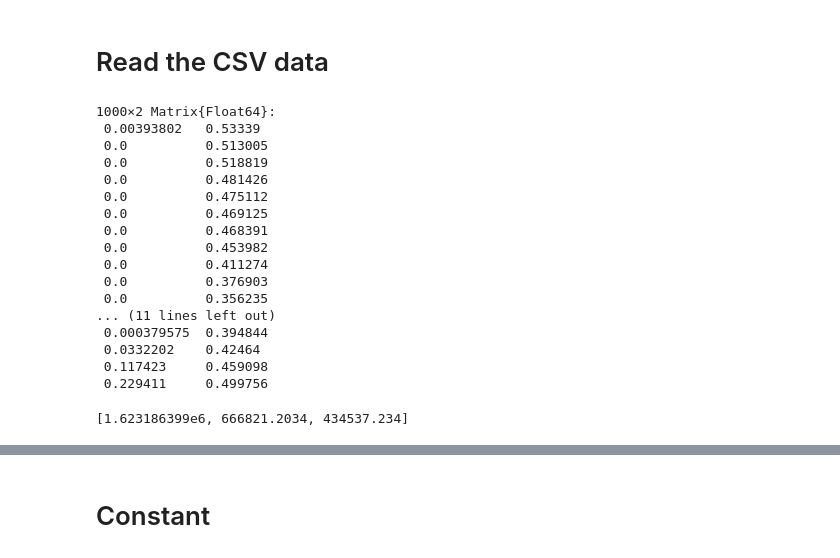
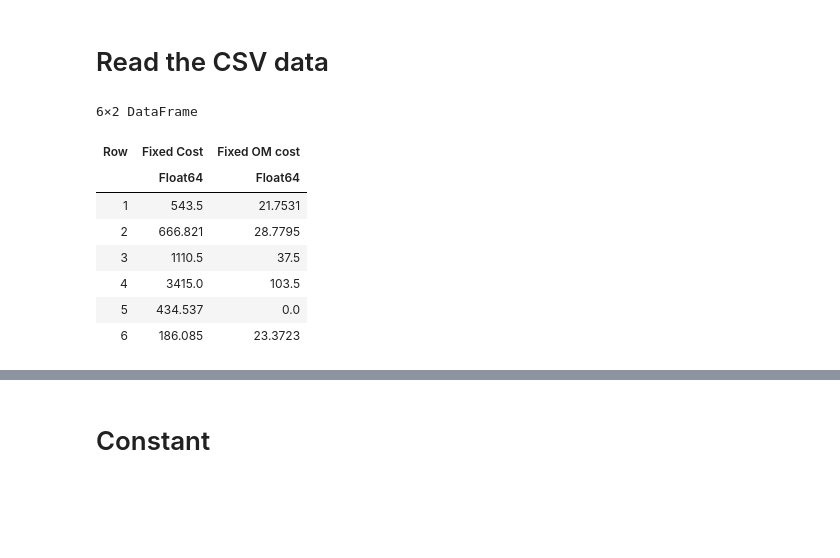
Before and after one commit to aguenard92/DSF_optimization, a Jupyter notebook: infrastructure_opt_RE_only.ipynb, the cells around one changed output, grey strips where cells are left out. Saved outputs shown, nothing was run; the diff lists cells and outputs as text; code cells hidden in the pictures; blank space fills up the shorter version.

```diff
--- a/infrastructure_opt_RE_only.ipynb
+++ b/infrastructure_opt_RE_only.ipynb
@@ -38,30 +26,0 @@ Availability_matrix = Matrix(CSV.read("Availability.csv", DataFrame));
-# %%
-C_FC = [fixed_cost[1:2,1]; fixed_cost[5,1]]
-C_FOM = [fixed_cost[1:2,2]; fixed_cost[5,2]]
-C_VOM = variable_cost[:,1]
-E_CO2 = variable_cost[:,2]
-X_D = demand[1:1000]
-max_capacity = max_capacity_matrix[:]
-Availability = Availability_matrix[1:1000,1:2]
-# %% [output]
-1000×2 Matrix{Float64}:
- 0.00393802   0.53339
- 0.0          0.513005
- 0.0          0.518819
- 0.0          0.481426
- 0.0          0.475112
- 0.0          0.469125
- 0.0          0.468391
- 0.0          0.453982
- 0.0          0.411274
- 0.0          0.376903
- 0.0          0.356235
-... (11 lines left out)
- 0.000379575  0.394844
- 0.0332202    0.42464
- 0.117423     0.459098
- 0.229411     0.499756
-# %%
-println(C_FC)
-# %% [output]
-[1.623186399e6, 666821.2034, 434537.234]
@@ -67,0 +30,12 @@ println(C_FC)
+# %%
+fixed_cost = CSV.read("fixed_cost_2.csv",DataFrame) ./ SCALE_DOLLAR
+# %% [output]
+6×2 DataFrame
+| Row | Fixed Cost | Fixed OM cost |
+|  | Float64 | Float64 |
+| 1 | 543.5 | 21.7531 |
+| 2 | 666.821 | 28.7795 |
+| 3 | 1110.5 | 37.5 |
+| 4 | 3415.0 | 103.5 |
+| 5 | 434.537 | 0.0 |
+| 6 | 186.085 | 23.3723 |
```
Also changed, not shown: parts of 25 cells of this notebook, 1 other file.
